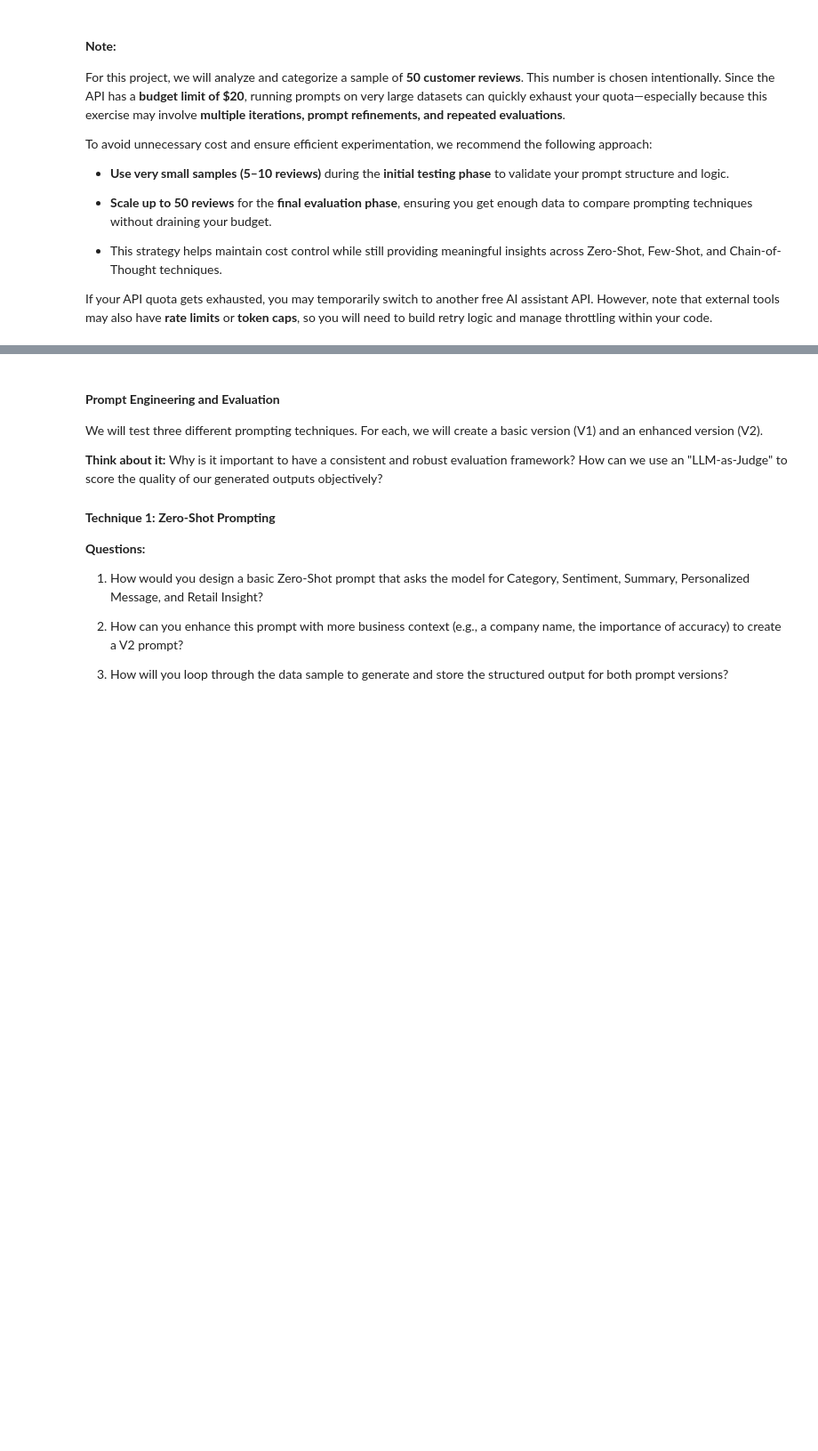
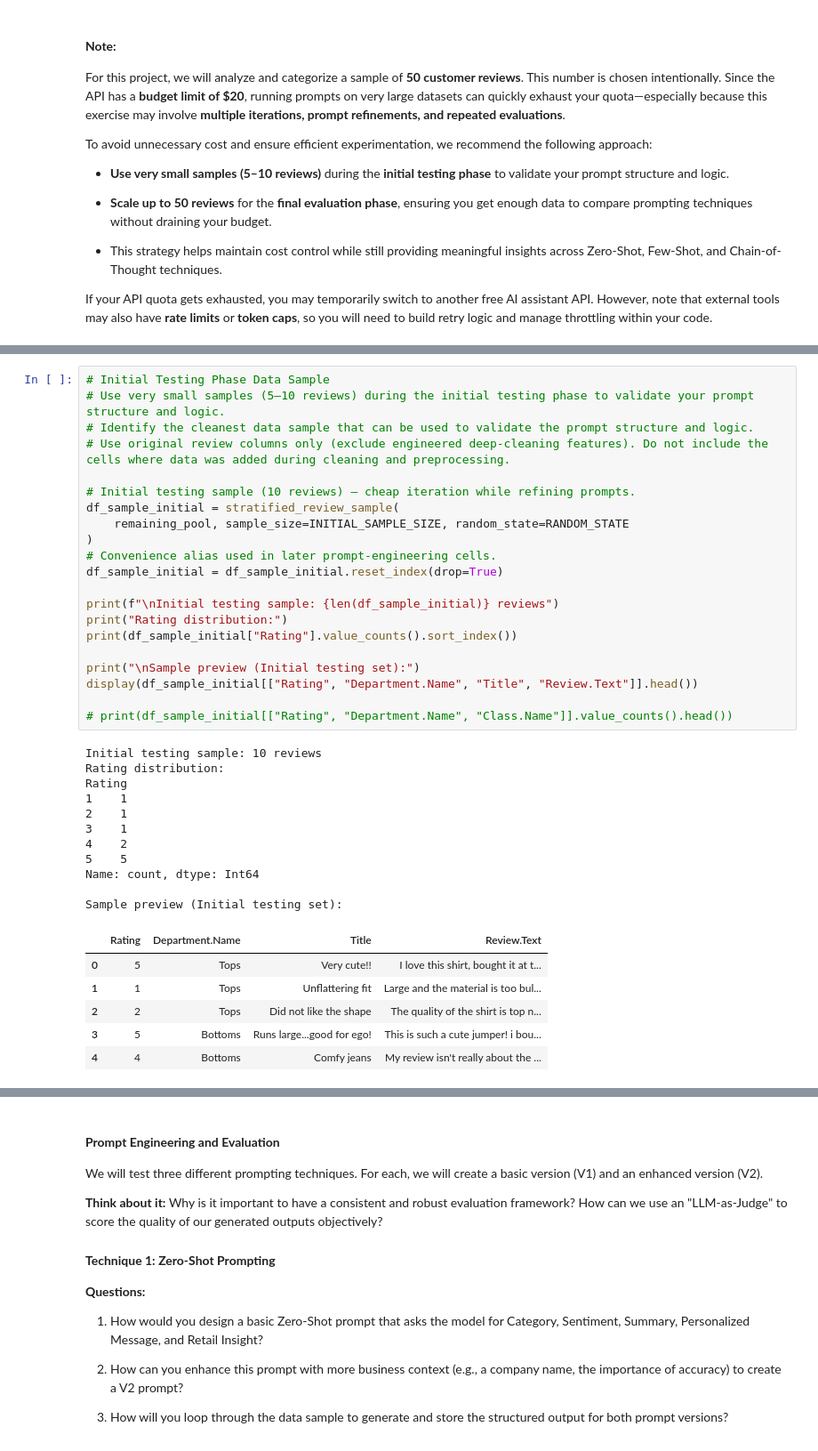
Before and after one commit to sys8dev/real-time-retail-feedback-intelligence, a Jupyter notebook: Real_Time_Retail_Feedback_Intelligence_Full_code.ipynb, the cells around one changed output, grey strips where cells are left out. Shown at 89% size. Saved outputs shown, nothing was run; the diff lists cells and outputs as text; blank space fills up the shorter version.

```diff
--- a/Real_Time_Retail_Feedback_Intelligence_Full_code.ipynb
+++ b/Real_Time_Retail_Feedback_Intelligence_Full_code.ipynb
@@ -2051,0 +2231,39 @@ print(f"   - Model:    {model_name}")
+# %%
+# Initial Testing Phase Data Sample
+# Use very small samples (5–10 reviews) during the initial testing phase to validate your prompt structure and logic.
+# Identify the cleanest data sample that can be used to validate the prompt structure and logic.
+# Use original review columns only (exclude engineered deep-cleaning features). Do not include the cells where data was added during cleaning and preprocessing.
+
+# Initial testing sample (10 reviews) — cheap iteration while refining prompts.
+df_sample_initial = stratified_review_sample(
+    remaining_pool, sample_size=INITIAL_SAMPLE_SIZE, random_state=RANDOM_STATE
+)
+# Convenience alias used in later prompt-engineering cells.
+df_sample_initial = df_sample_initial.reset_index(drop=True)
+
+print(f"\nInitial testing sample: {len(df_sample_initial)} reviews")
+print("Rating distribution:")
+print(df_sample_initial["Rating"].value_counts().sort_index())
+
+print("\nSample preview (Initial testing set):")
+display(df_sample_initial[["Rating", "Department.Name", "Title", "Review.Text"]].head())
+
+# print(df_sample_initial[["Rating", "Department.Name", "Class.Name"]].value_counts().head())
+# %% [output]
+Initial testing sample: 10 reviews
+Rating distribution:
+Rating
+1    1
+2    1
+3    1
+4    2
+5    5
+Name: count, dtype: Int64
+
+Sample preview (Initial testing set):
+|  | Rating | Department.Name | Title | Review.Text |
+| 0 | 5 | Tops | Very cute!! | I love this shirt, bought it at t... |
+| 1 | 1 | Tops | Unflattering fit | Large and the material is too bul... |
+| 2 | 2 | Tops | Did not like the shape | The quality of the shirt is top n... |
+| 3 | 5 | Bottoms | Runs large...good for ego! | This is such a cute jumper! i bou... |
+| 4 | 4 | Bottoms | Comfy jeans | My review isn't really about the ... |
```
Also changed, not shown: parts of 9 cells of this notebook.
